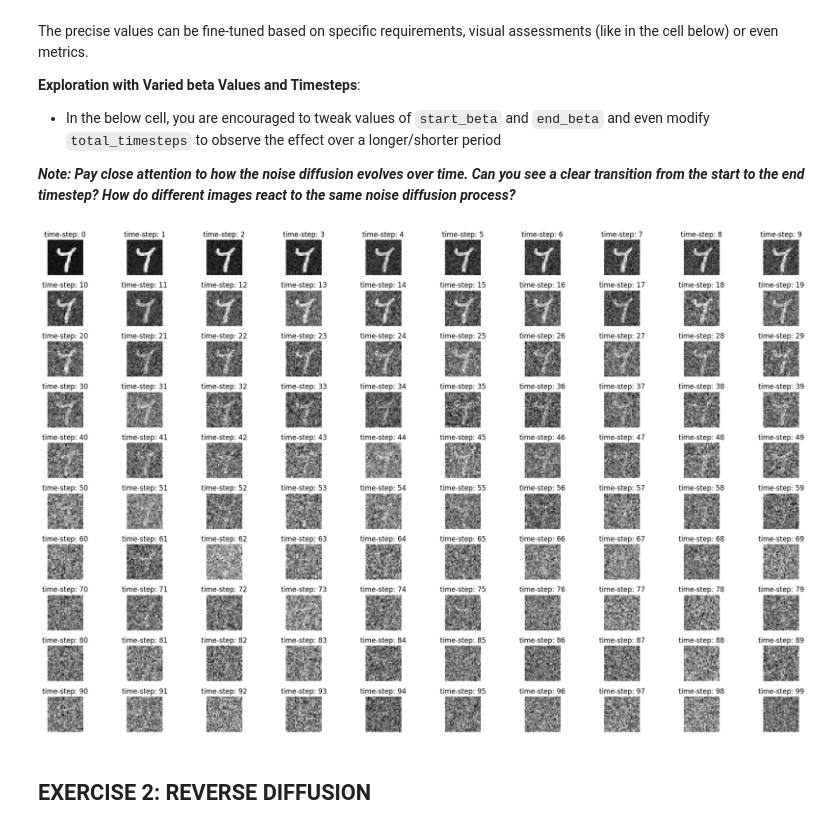
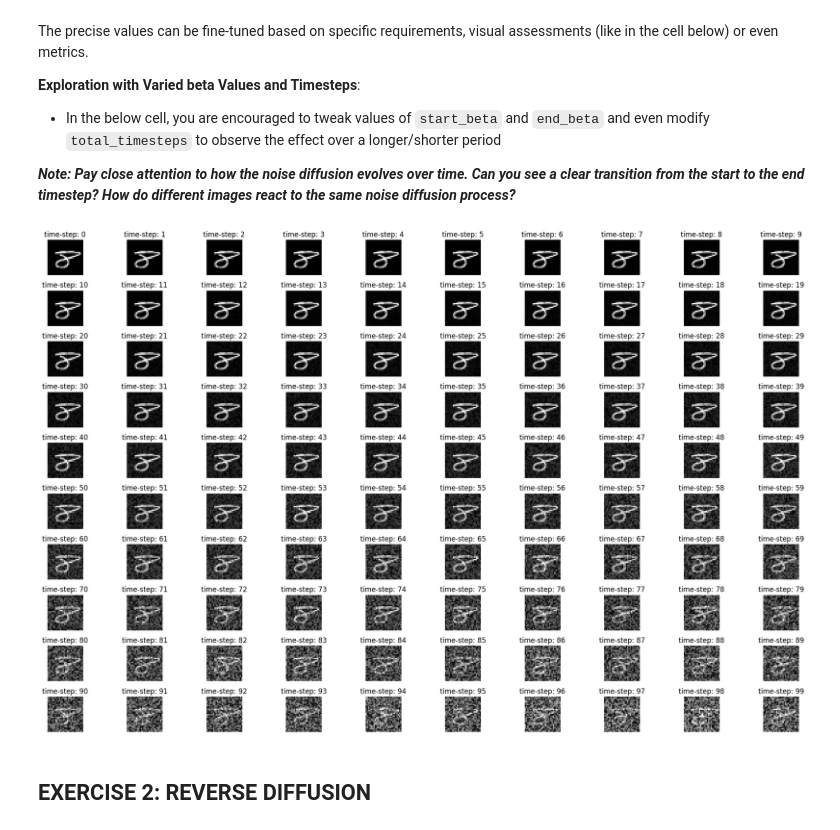
Before and after one commit to tanmaygadgil/CS7150-Homework_3, a Jupyter notebook: HW3.2-Diffusion.ipynb, the cells around one changed output. Saved outputs shown, nothing was run; the diff lists cells and outputs as text; code cells hidden in the pictures.

```diff
--- a/HW3.2-Diffusion.ipynb
+++ b/HW3.2-Diffusion.ipynb
@@ -216,10 +234,12 @@ class NoiseDiffuser:
     #                  schedule betas,  compute alphas & cumulative            #
     #                              product of alphas                           #
     ############################################################################
-    raise NotImplementedError
-    self.betas = None
-    self.alphas = None
-    self.alpha_bar = None # Linear Cumulative Products of alphas!
+    # raise NotImplementedError
+    self.betas = self.linear_scheduler().to(device=self.device)
+    self.alphas = 1-self.betas
+    self.alpha_bar = torch.cumprod(self.alphas, 0) # Linear Cumulative Products of alphas!
+    # print(self.alphas)
+    # print(self.alpha_bar)
 
 
   def linear_scheduler(self):
@@ -230,7 +250,8 @@ class NoiseDiffuser:
     #                    from `start_beta` to `end_beta`                       #
     #                         hint: torch.linspace()                           #
     ############################################################################
-    raise NotImplementedError
+    # raise NotImplementedError
+    return torch.linspace(self.start_beta, self.end_beta, self.total_steps)
 
   def noise_diffusion(self, image, t):
     """
@@ -242,9 +263,13 @@ class NoiseDiffuser:
     #                Return processed image & necessary variables              #
     ############################################################################
     image = image.to(self.device)
+    noise = torch.rand_like(image).to(self.device)
+    # print(noise.shape)
+    # print(image.shape)
+    # raise NotImplementedError
 
-    raise NotImplementedError
 
-    return
+    return image * self.alpha_bar[t, None , None, None]\
+             + noise * (1 - self.alpha_bar[t, None , None, None]), None
 # %% [markdown]
 ### Testing NoiseDiffuser Class (SANITY CHECK)
@@ -291,11 +344,11 @@ Shape of the output :  torch.Size([32, 1, 28, 28])
 #       Initialize some start_beta, end_beta & total_timesteps             #
 #                        and execute the block                             #
 ############################################################################
-raise NotImplementedError
+# raise NotImplementedError
 
 device = torch.device("cuda" if torch.cuda.is_available() else "cpu")
-total_timesteps = None
-start_beta, end_beta = None, None
+total_timesteps = 50
+start_beta, end_beta = 0.001, 0.05
 diffuser = NoiseDiffuser(start_beta, end_beta, total_timesteps, device)
 
 for batch in trainloader:
@@ -327,29 +380,29 @@ The precise values can be fine-tuned based on specific requirements, visual asse
 # %%
 ############################################################################
 #                                 TO DO                                    #
 #       Initialize some start_beta, end_beta & total_timesteps             #
 #         play around and see the effect of noise introduced               #
 #         and think what parameters would you use for training             #
 ############################################################################
-raise NotImplementedError
+# raise NotImplementedError
 
 device = torch.device("cuda" if torch.cuda.is_available() else "cpu")
-total_timesteps = None
-start_beta, end_beta = None, None
+total_timesteps = 100
+start_beta, end_beta = 0.001, 0.02
 minibatch_size = 1
 diffuser = NoiseDiffuser(start_beta, end_beta, total_timesteps, device)
 
 # PLay around in this cell with different value of alpha (start and end) and different number of time steps to initially guess and decide on how many time steps would you like to train the model going forward.
 for batch in trainloader:
     repetitions = torch.tensor([total_timesteps]).repeat(minibatch_size)
     minibatch = batch[0][:minibatch_size,:,:].repeat_interleave(repetitions, dim=0)
     batch_size = len(minibatch)
     timesteps_to_display = torch.linspace(0, total_timesteps-1, total_timesteps, dtype=int).tolist() * minibatch_size
     noisy_images,_ = diffuser.noise_diffusion(minibatch, timesteps_to_display)
     display_images(images=noisy_images, n=batch_size, images_per_row=10, labels=list(map(lambda x: "time-step: " + str(x), timesteps_to_display)))
     break
 # %% [output]
-[figure, old version]
+[figure, new version]
 # %% [markdown]
 ## EXERCISE 2: REVERSE DIFFUSION
 # %% [markdown]
```
Also changed, not shown: parts of 10 cells of this notebook.
